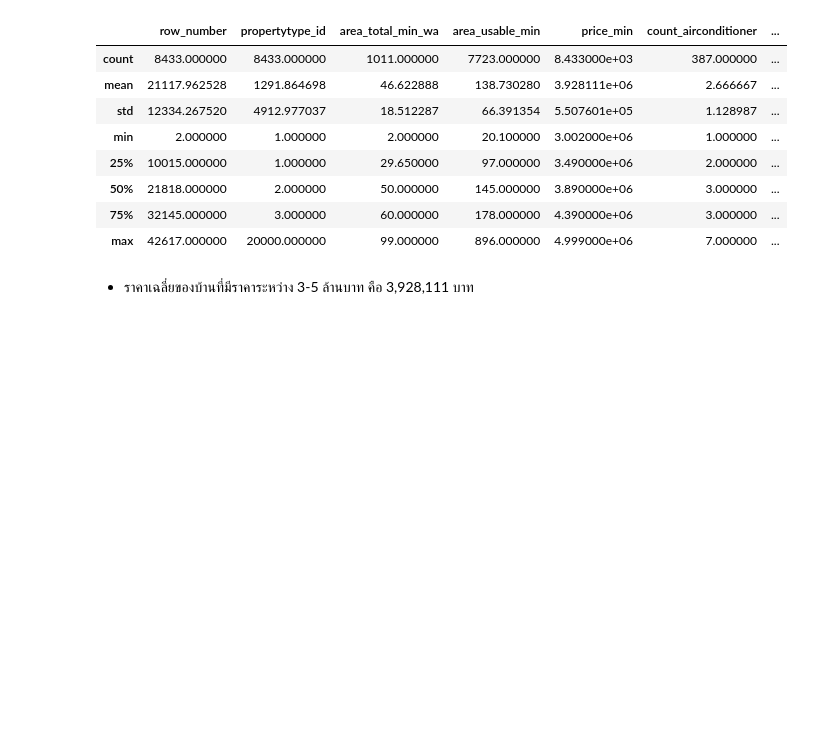
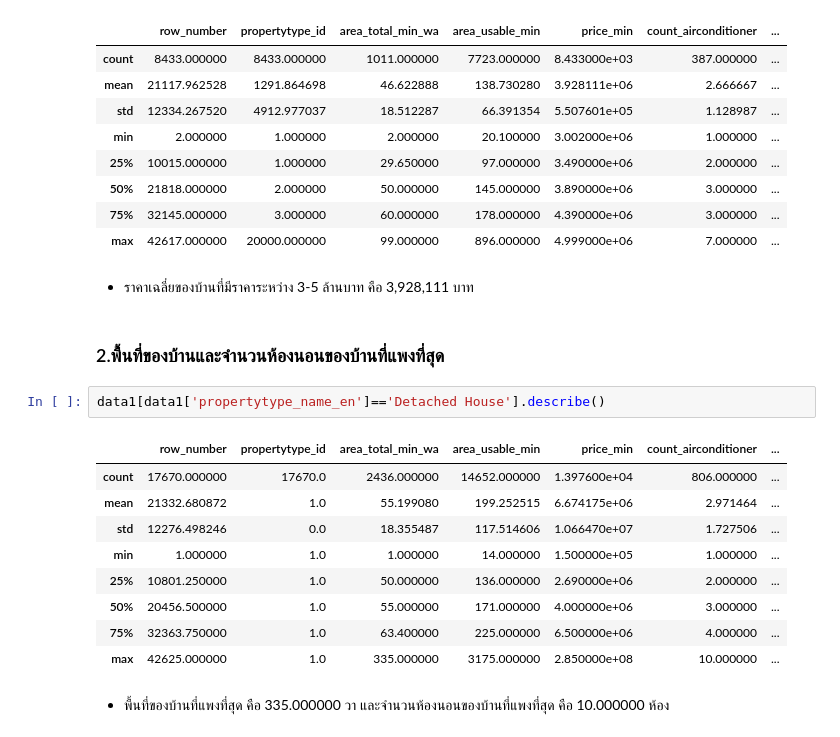
Before and after one commit to NewtonSawitta/BasicProg_DataViz65, a Jupyter notebook: Pandas_Dataframe.ipynb, the cells around one changed output. Drawn from its saved outputs; the diff is of its cells as text; blank space fills up the shorter version.

```diff
--- a/Pandas_Dataframe.ipynb
+++ b/Pandas_Dataframe.ipynb
@@ -262,3 +262,19 @@ data1[(data1['price_min']>3000000)  &  (data1['price_min']< 5000000)].describe()
 | max | 42617.000000 | 20000.000000 | 99.000000 | 896.000000 | 4.999000e+06 | 7.000000 | ... |
 # %% [markdown]
 - ราคาเฉลี่ยของบ้านที่มีราคาระหว่าง 3-5 ล้านบาท คือ 3,928,111 บาท
+# %% [markdown]
+### 2.พื้นที่ของบ้านและจำนวนห้องนอนของบ้านที่แพงที่สุด
+# %%
+data1[data1['propertytype_name_en']=='Detached House'].describe()
+# %% [output]
+|  | row_number | propertytype_id | area_total_min_wa | area_usable_min | price_min | count_airconditioner | ... |
+| count | 17670.000000 | 17670.0 | 2436.000000 | 14652.000000 | 1.397600e+04 | 806.000000 | ... |
+| mean | 21332.680872 | 1.0 | 55.199080 | 199.252515 | 6.674175e+06 | 2.971464 | ... |
+| std | 12276.498246 | 0.0 | 18.355487 | 117.514606 | 1.066470e+07 | 1.727506 | ... |
+| min | 1.000000 | 1.0 | 1.000000 | 14.000000 | 1.500000e+05 | 1.000000 | ... |
+| 25% | 10801.250000 | 1.0 | 50.000000 | 136.000000 | 2.690000e+06 | 2.000000 | ... |
+| 50% | 20456.500000 | 1.0 | 55.000000 | 171.000000 | 4.000000e+06 | 3.000000 | ... |
+| 75% | 32363.750000 | 1.0 | 63.400000 | 225.000000 | 6.500000e+06 | 4.000000 | ... |
+| max | 42625.000000 | 1.0 | 335.000000 | 3175.000000 | 2.850000e+08 | 10.000000 | ... |
+# %% [markdown]
+- พื้นที่ของบ้านที่แพงที่สุด คือ 335.000000 วา	และจำนวนห้องนอนของบ้านที่แพงที่สุด คือ 10.000000 ห้อง
```
Also changed, not shown: parts of 4 cells of this notebook.
